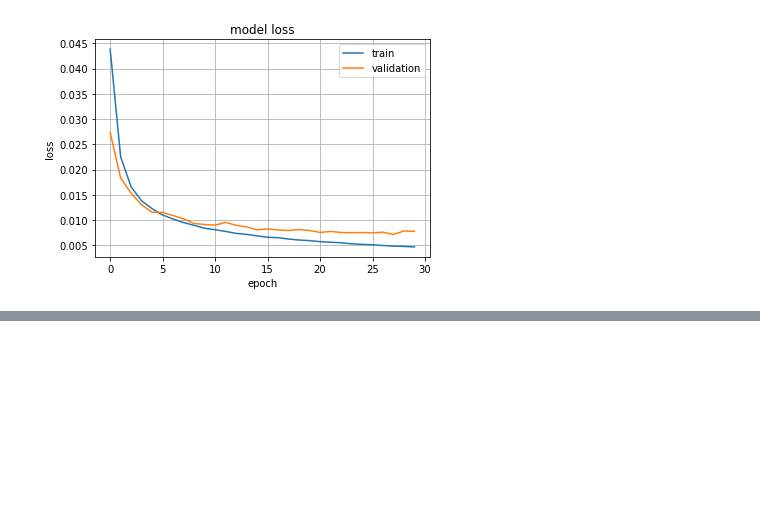
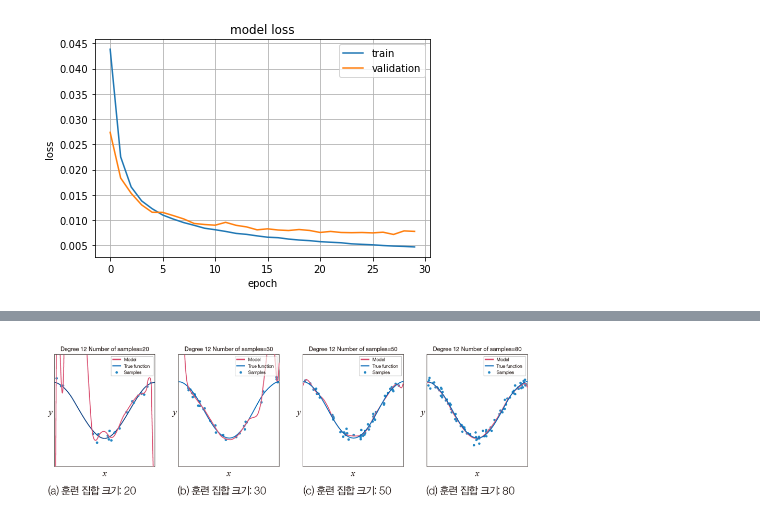
Before and after one commit to bigdataleeky/python, a Jupyter notebook: 20220420/20220420.ipynb, the cells around one changed output, grey strips where cells are left out. Cells and saved outputs as stored; diff of their text form; code cells hidden in the pictures; blank space fills up the shorter version.

```diff
--- a/20220420/20220420.ipynb
+++ b/20220420/20220420.ipynb
@@ -533,0 +604,6 @@ res
+# %%
+Image("https://raw.githubusercontent.com/bigdataleeky/python/main/image/43.PNG", width=500)
+#데이터 양을 늘림,데이터양을 늘릴 수 없는 상황에서는 훈련 셈플을 변형하여 인위적으로 늘리는
+#데이터 증대(data augmentation)
+# %% [output]
+[figure, added]
```
Also changed, not shown: parts of 48 cells of this notebook.
